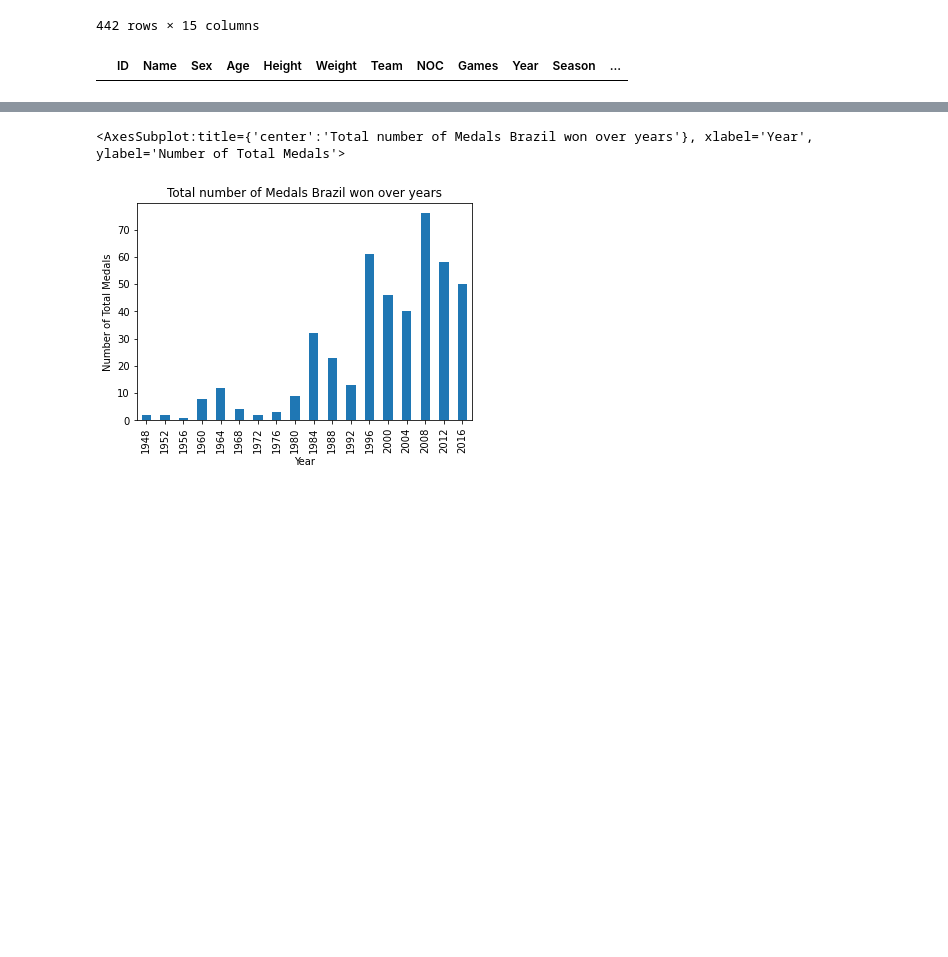
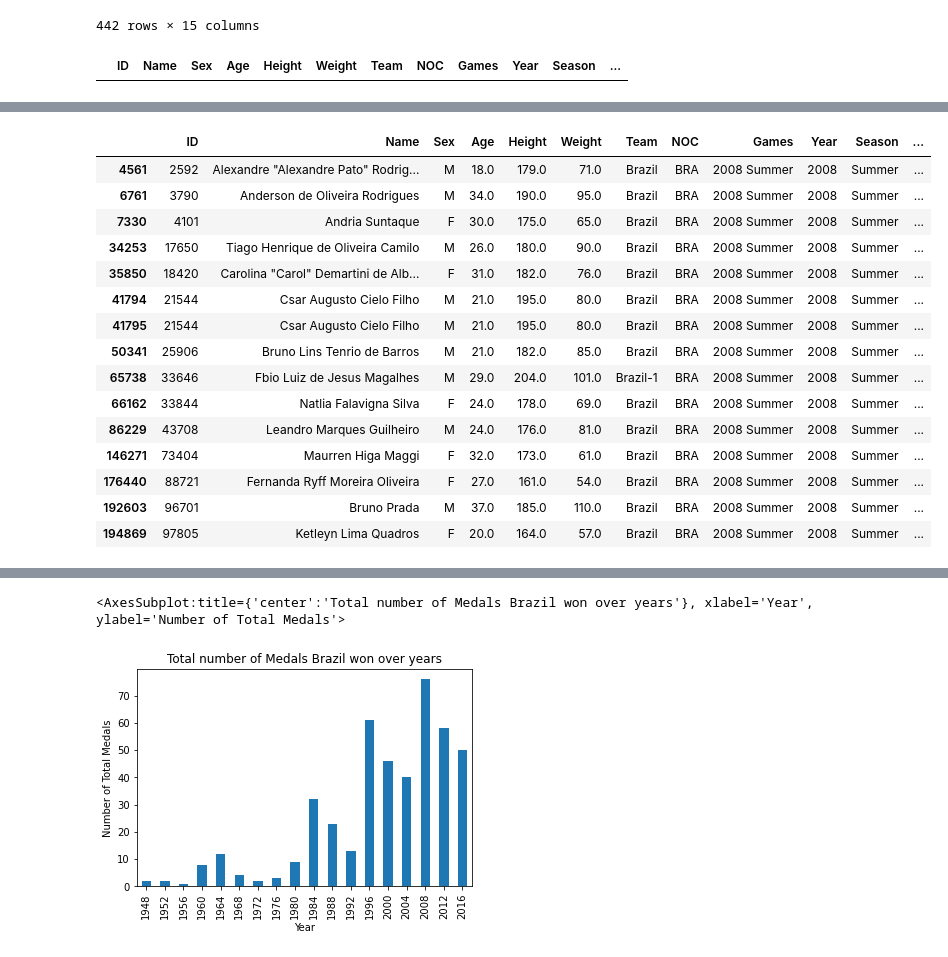
Before and after one commit to Trevor-Velez/project-1, a Jupyter notebook: GalynaM/GalynaMalynskaProject1.ipynb, the cells around one changed output, grey strips where cells are left out. Saved outputs shown, nothing was run; the diff lists cells and outputs as text; code cells hidden in the pictures; blank space fills up the shorter version.

```diff
--- a/GalynaM/GalynaMalynskaProject1.ipynb
+++ b/GalynaM/GalynaMalynskaProject1.ipynb
@@ -131,0 +107,33 @@ Name: Medal, dtype: int64
+# %%
+# Such Events as Volleyball Men's Volleyball, Volleyball Women's Volleybal,
+# Football Men's Football, Football Women's Football
+# Sailing Women's Skiff, Canoeing Men's Canadian Doubles, 1,000 metres
+# are group event. To find the number of medal we should not include medal for each athlet
+years = bra_athlets_medal["Year"].unique()
+print(years)
+group_events = ["Volleyball Men's Volleyball", "Volleyball Women's Volleyball",
+                "Beach Volleyball Men's Beach Volleyball", "Beach Volleyball Women's Beach Volleybal",
+                "Football Men's Football", "Football Women's Football",
+                "Sailing Women's Skiff", "Canoeing Men's Canadian Doubles, 1,000 metres",
+               "Athletics Men's 4 x 100 metres Relay", "Sailing Women's Two Person Dinghy",
+               "Sailing Men's Two Person Keelboat"]
+
+indices = []
+
+# brazil_medals = pd.DataFrame(bra_athlets_medal)
+
+# Iterate over Data Frame to locate indices of the "duplicates" medals
+# by "duplicates" here we mean medal for a group event like "Volleyball Men's Volleyball"
+for year in years:
+    for event in group_events:
+        all_index = bra_athlets_medal.loc[
+            (bra_athlets_medal["Year"]==year)&(bra_athlets_medal["Event"]==event)].index
+        if len(all_index)>0:
+            for i in range(1, len(all_index)):
+                indices.append(all_index[i])
+        print(year)
+        print(f"Test {all_index}")
+        print(f"Indices {indices}")
+
+brazil_medals = bra_athlets_medal.drop(indices, inplace=False)
+brazil_medals
@@ -131,0 +171,22 @@ Name: Medal, dtype: int64
+# %%
+# Test column after drop
+check = brazil_medals.loc[(brazil_medals["Year"]==2008)]
+# check.to_csv("Output/medals.csv")
+check
+# %% [output]
+|  | ID | Name | Sex | Age | Height | Weight | Team | NOC | Games | Year | Season | ... |
+| 4561 | 2592 | Alexandre "Alexandre Pato" Rodrig... | M | 18.0 | 179.0 | 71.0 | Brazil | BRA | 2008 Summer | 2008 | Summer | ... |
+| 6761 | 3790 | Anderson de Oliveira Rodrigues | M | 34.0 | 190.0 | 95.0 | Brazil | BRA | 2008 Summer | 2008 | Summer | ... |
+| 7330 | 4101 | Andria Suntaque | F | 30.0 | 175.0 | 65.0 | Brazil | BRA | 2008 Summer | 2008 | Summer | ... |
+| 34253 | 17650 | Tiago Henrique de Oliveira Camilo | M | 26.0 | 180.0 | 90.0 | Brazil | BRA | 2008 Summer | 2008 | Summer | ... |
+| 35850 | 18420 | Carolina "Carol" Demartini de Alb... | F | 31.0 | 182.0 | 76.0 | Brazil | BRA | 2008 Summer | 2008 | Summer | ... |
+| 41794 | 21544 | Csar Augusto Cielo Filho | M | 21.0 | 195.0 | 80.0 | Brazil | BRA | 2008 Summer | 2008 | Summer | ... |
+| 41795 | 21544 | Csar Augusto Cielo Filho | M | 21.0 | 195.0 | 80.0 | Brazil | BRA | 2008 Summer | 2008 | Summer | ... |
+| 50341 | 25906 | Bruno Lins Tenrio de Barros | M | 21.0 | 182.0 | 85.0 | Brazil | BRA | 2008 Summer | 2008 | Summer | ... |
+| 65738 | 33646 | Fbio Luiz de Jesus Magalhes | M | 29.0 | 204.0 | 101.0 | Brazil-1 | BRA | 2008 Summer | 2008 | Summer | ... |
+| 66162 | 33844 | Natlia Falavigna Silva | F | 24.0 | 178.0 | 69.0 | Brazil | BRA | 2008 Summer | 2008 | Summer | ... |
+| 86229 | 43708 | Leandro Marques Guilheiro | M | 24.0 | 176.0 | 81.0 | Brazil | BRA | 2008 Summer | 2008 | Summer | ... |
+| 146271 | 73404 | Maurren Higa Maggi | F | 32.0 | 173.0 | 61.0 | Brazil | BRA | 2008 Summer | 2008 | Summer | ... |
+| 176440 | 88721 | Fernanda Ryff Moreira Oliveira | F | 27.0 | 161.0 | 54.0 | Brazil | BRA | 2008 Summer | 2008 | Summer | ... |
+| 192603 | 96701 | Bruno Prada | M | 37.0 | 185.0 | 110.0 | Brazil | BRA | 2008 Summer | 2008 | Summer | ... |
+| 194869 | 97805 | Ketleyn Lima Quadros | F | 20.0 | 164.0 | 57.0 | Brazil | BRA | 2008 Summer | 2008 | Summer | ... |
```
Also changed, not shown: parts of 8 cells of this notebook, 2 other files.
